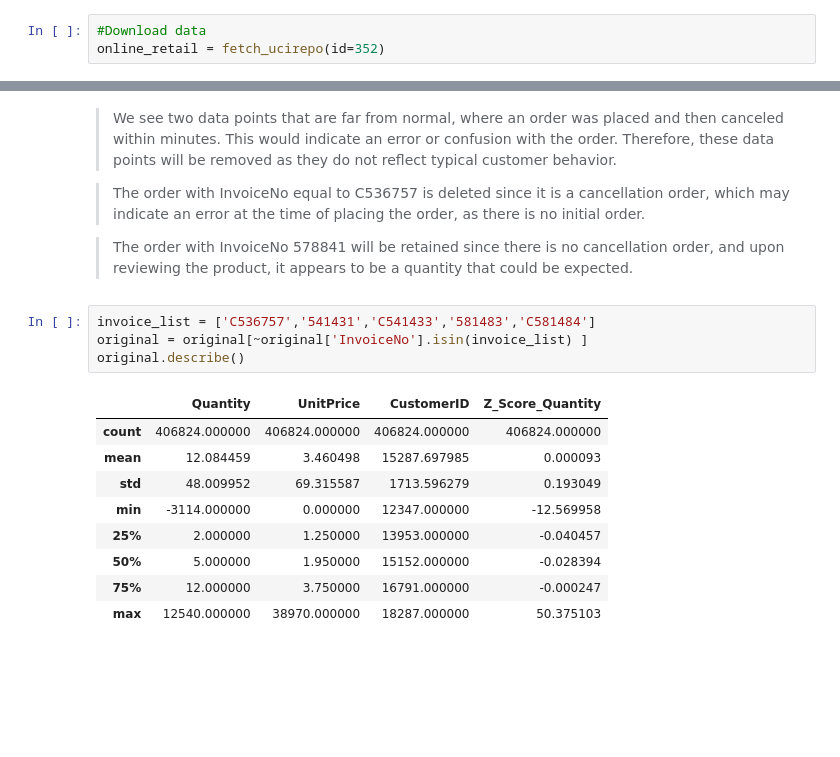
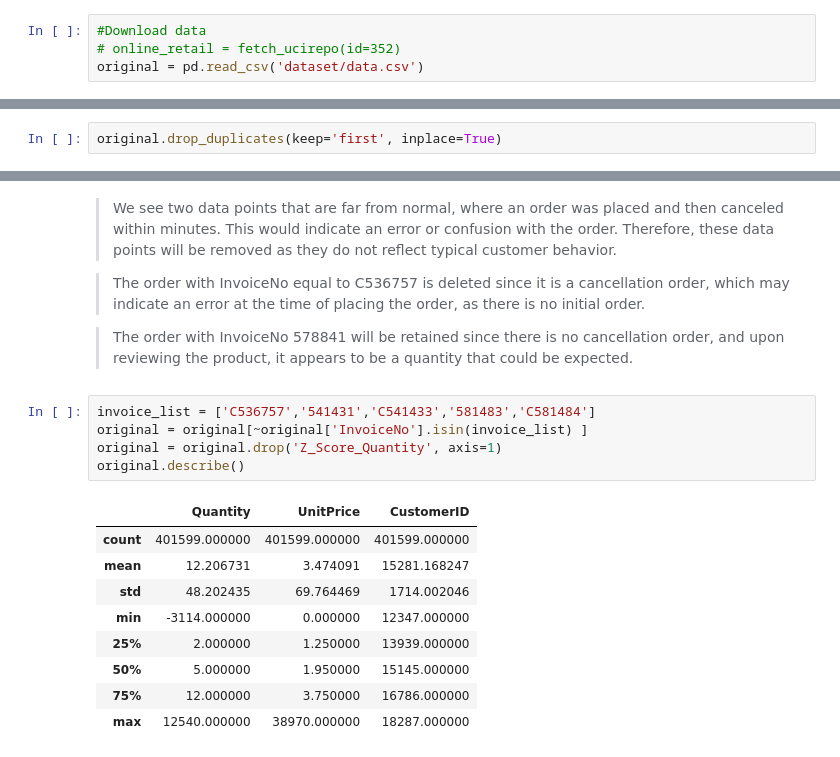
Before and after one commit to carlosmunoz97/citec_technical_test, a Jupyter notebook: online_retail.ipynb, the cells around one changed output, grey strips where cells are left out. Saved outputs shown, nothing was run; the diff lists cells and outputs as text; blank space fills up the shorter version.

Commit message:
numerical data analysis

```diff
--- a/online_retail.ipynb
+++ b/online_retail.ipynb
@@ -8,7 +8,8 @@ import matplotlib.pyplot as plt
 from scipy import stats
 # %%
 #Download data
-online_retail = fetch_ucirepo(id=352)
+# online_retail = fetch_ucirepo(id=352)
+original = pd.read_csv('dataset/data.csv')
 # %% [markdown]
 ## Exploring data structure
 # %%
@@ -170,3 +125,5 @@ original_copy = original.copy()
+# %%
+original.drop_duplicates(keep='first', inplace=True)
 # %%
 original.info()
 # %% [output]
@@ -442,14 +400,15 @@ filtered_df
 # %%
 invoice_list = ['C536757','541431','C541433','581483','C581484']
 original = original[~original['InvoiceNo'].isin(invoice_list) ]
+original = original.drop('Z_Score_Quantity', axis=1)
 original.describe()
 # %% [output]
-|  | Quantity | UnitPrice | CustomerID | Z_Score_Quantity |
-| count | 406824.000000 | 406824.000000 | 406824.000000 | 406824.000000 |
-| mean | 12.084459 | 3.460498 | 15287.697985 | 0.000093 |
-| std | 48.009952 | 69.315587 | 1713.596279 | 0.193049 |
-| min | -3114.000000 | 0.000000 | 12347.000000 | -12.569958 |
-| 25% | 2.000000 | 1.250000 | 13953.000000 | -0.040457 |
-| 50% | 5.000000 | 1.950000 | 15152.000000 | -0.028394 |
-| 75% | 12.000000 | 3.750000 | 16791.000000 | -0.000247 |
-| max | 12540.000000 | 38970.000000 | 18287.000000 | 50.375103 |
+|  | Quantity | UnitPrice | CustomerID |
+| count | 401599.000000 | 401599.000000 | 401599.000000 |
+| mean | 12.206731 | 3.474091 | 15281.168247 |
+| std | 48.202435 | 69.764469 | 1714.002046 |
+| min | -3114.000000 | 0.000000 | 12347.000000 |
+| 25% | 2.000000 | 1.250000 | 13939.000000 |
+| 50% | 5.000000 | 1.950000 | 15145.000000 |
+| 75% | 12.000000 | 3.750000 | 16786.000000 |
+| max | 12540.000000 | 38970.000000 | 18287.000000 |
```
Also changed, not shown: parts of 50 cells of this notebook, 1 other file.
